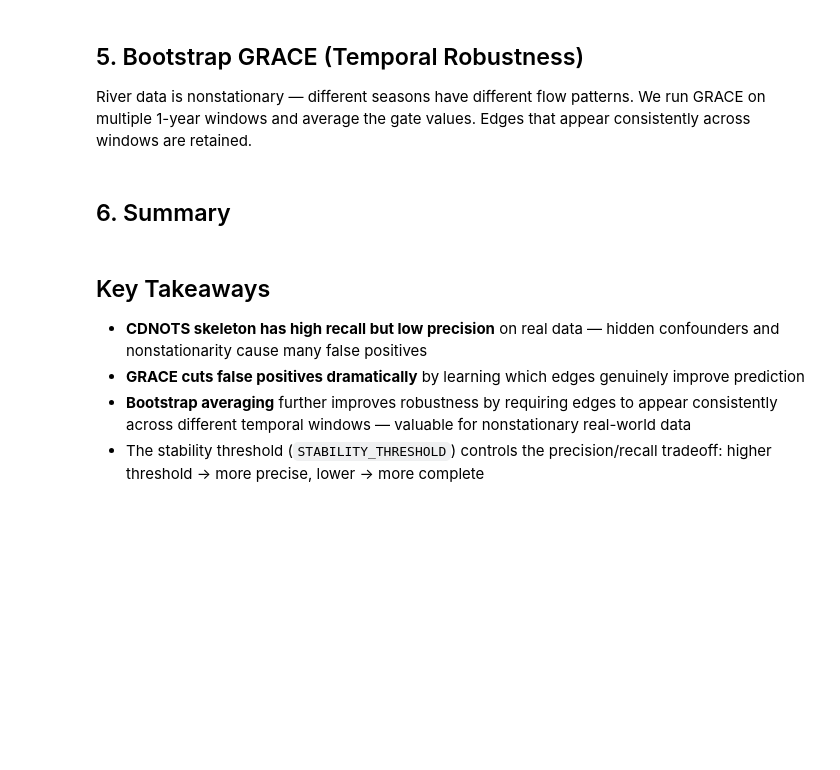
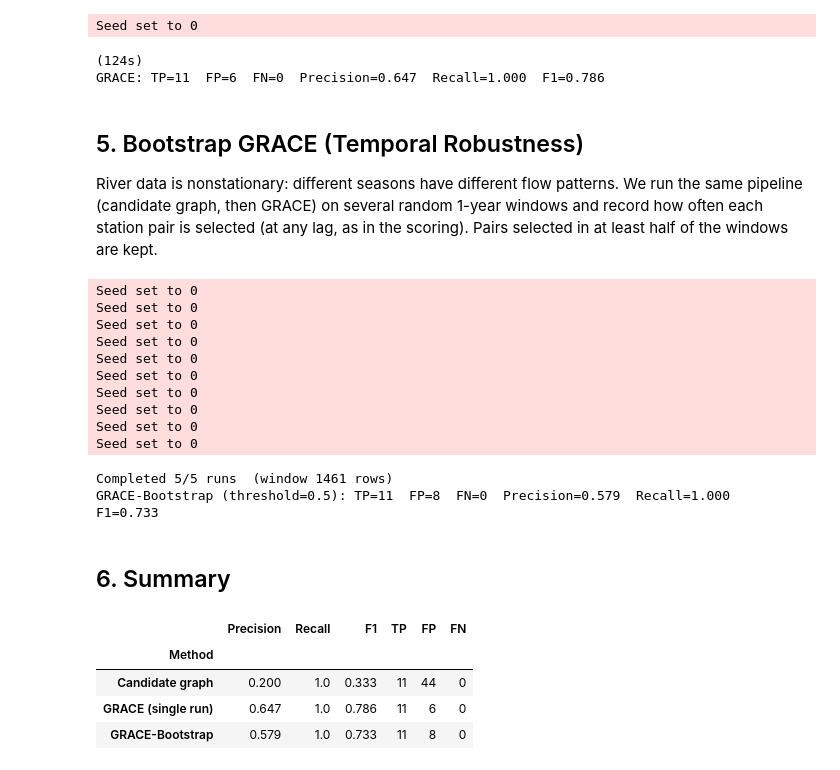
Before and after one commit to bloomberg/causal-ts, a Jupyter notebook: examples/elbe_river.ipynb, the cells around one changed output. Drawn from its saved outputs; the diff is of its cells as text; code cells hidden in the pictures; blank space fills up the shorter version.

```diff
--- a/examples/elbe_river.ipynb
+++ b/examples/elbe_river.ipynb
@@ -182,37 +137,61 @@ print(f"  TP={m_grace['TP']}  FP={m_grace['FP']}  FN={m_grace['FN']}  "
+# %%
+t0 = time.time()
+res_grace = run_grace(
+    df_river, max_lag=MAX_LAG, candidate_graph=cand, model_seed=0, verbose=False
+)
+t_grace = time.time() - t0
+
+m_grace = score(summary(res_grace.cg_tig))
+print(f"({t_grace:.0f}s)")
+report("GRACE", m_grace)
+# %% [output]
+Seed set to 0
+(124s)
+GRACE: TP=11  FP=6  FN=0  Precision=0.647  Recall=1.000  F1=0.786
 # %% [markdown]
 ## 5. Bootstrap GRACE (Temporal Robustness)
 
-River data is nonstationary — different seasons have different flow patterns. We run GRACE on multiple 1-year windows and average the gate values. Edges that appear consistently across windows are retained.
+River data is nonstationary: different seasons have different flow patterns. We run the same pipeline (candidate graph, then GRACE) on several random 1-year windows and record how often each station pair is selected (at any lag, as in the scoring). Pairs selected in at least half of the windows are kept.
 # %%
 SAMPLES_PER_YEAR = int(365.25 * 24 / RESAMPLE_H)
 N_BOOTSTRAP = 5
 BOOTSTRAP_SEED = 123
-STABILITY_THRESHOLD = 0.70   # keep edges with avg gate > 0.70 across windows
+STABILITY_THRESHOLD = 0.5   # keep edges selected in at least half of the windows
 
 from causalts import temporal_bootstrap
 
 def _run_grace(sub_df):
-    return run_cdnots_gated(
-        df=sub_df, max_lag=MAX_LAG, alpha=0.05,
-        gate_threshold=0.5, max_epochs=50, model_seed=42, verbose=False,
-    ).gate_values
+    sk = run_ci_skeleton(sub_df, max_lag=MAX_LAG, verbose=False)
+    res = run_grace(
+        sub_df, max_lag=MAX_LAG, candidate_graph=sk, model_seed=0, verbose=False
+    )
+    return (np.asarray(res.cg_tig) != 0).astype(float)
 
 boot = temporal_bootstrap(
     df_river, _run_grace,
     n_bootstrap=N_BOOTSTRAP,
     window_frac=SAMPLES_PER_YEAR / len(df_river),
     seed=BOOTSTRAP_SEED,
+    show_progress=False,
 )
-avg_gates = boot["persistence"]         # (d, d, max_lag+1)
-print(f"Completed {boot['n_success']}/{N_BOOTSTRAP} runs  "
-      f"(window {boot['window_size']} rows = {SAMPLES_PER_YEAR} expected)")
+# share of windows selecting each station pair (at any lag, as in the scoring above)
+sel_freq = np.mean([summary(g) for g in boot["graphs"]], axis=0)
+print(f"Completed {boot['n_success']}/{N_BOOTSTRAP} runs  (window {boot['window_size']} rows)")
 
-G_bootstrap = (avg_gates >= STABILITY_THRESHOLD).astype(np.int8)
-np.fill_diagonal(G_bootstrap[:, :, 0], 0)
-
-m_boot = evaluate_graph(G_bootstrap, gt_3d)
-print(f"GRACE-Bootstrap (threshold={STABILITY_THRESHOLD}):")
-print(f"  TP={m_boot['TP']}  FP={m_boot['FP']}  FN={m_boot['FN']}")
-print(f"  F1={m_boot['F1']:.3f}  Precision={m_boot['Precision']:.3f}  Recall={m_boot['TPR']:.3f}")
+m_boot = score((sel_freq >= STABILITY_THRESHOLD) & off_diag)
+report(f"GRACE-Bootstrap (threshold={STABILITY_THRESHOLD})", m_boot)
+# %% [output]
+Seed set to 0
+Seed set to 0
+Seed set to 0
+Seed set to 0
+Seed set to 0
+Seed set to 0
+Seed set to 0
+Seed set to 0
+Seed set to 0
+Seed set to 0
+Completed 5/5 runs  (window 1461 rows)
+GRACE-Bootstrap (threshold=0.5): TP=11  FP=8  FN=0  Precision=0.579  Recall=1.000  F1=0.733
 # %% [markdown]
 ## 6. Summary
@@ -227,7 +198,14 @@ summary
-# %% [markdown]
-## Key Takeaways
-
-- **CDNOTS skeleton has high recall but low precision** on real data — hidden confounders and nonstationarity cause many false positives
-- **GRACE cuts false positives dramatically** by learning which edges genuinely improve prediction
-- **Bootstrap averaging** further improves robustness by requiring edges to appear consistently across different temporal windows — valuable for nonstationary real-world data
-- The stability threshold (`STABILITY_THRESHOLD`) controls the precision/recall tradeoff: higher threshold → more precise, lower → more complete
+# %%
+rows = [("Candidate graph", m_cand), ("GRACE (single run)", m_grace),
+        ("GRACE-Bootstrap", m_boot)]
+summary_table = pd.DataFrame(
+    [{"Method": name, **{k: m[k] for k in ("Precision", "Recall", "F1", "TP", "FP", "FN")}}
+     for name, m in rows]
+).set_index("Method")
+summary_table.round(3)
+# %% [output]
+|  | Precision | Recall | F1 | TP | FP | FN |
+| Method |  |  |  |  |  |  |
+| Candidate graph | 0.200 | 1.0 | 0.333 | 11 | 44 | 0 |
+| GRACE (single run) | 0.647 | 1.0 | 0.786 | 11 | 6 | 0 |
+| GRACE-Bootstrap | 0.579 | 1.0 | 0.733 | 11 | 8 | 0 |
```
Also changed, not shown: parts of 20 cells of this notebook, 39 other files.
